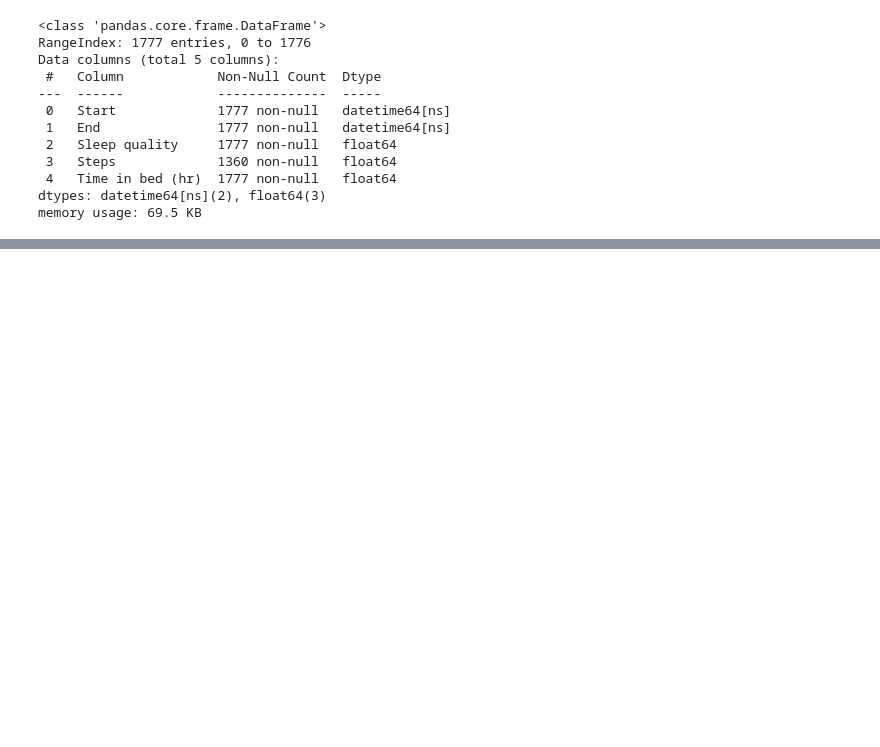
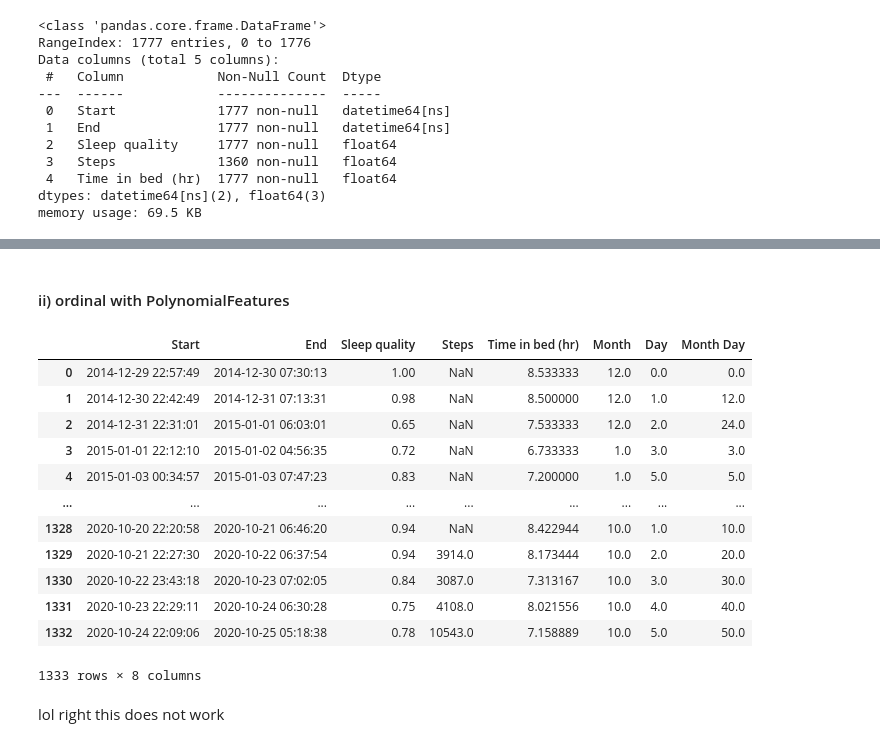
Before and after one commit to ricd99/endToEndML, a Jupyter notebook: notebooks/EDA_clean.ipynb, the cells around one changed output, grey strips where cells are left out. Drawn from its saved outputs; the diff is of its cells as text; code cells hidden in the pictures; blank space fills up the shorter version.

Commit message:
attemt at polynomial features

```diff
--- a/notebooks/EDA_clean.ipynb
+++ b/notebooks/EDA_clean.ipynb
@@ -699,0 +702,36 @@ Test-set R^2: 0.17
+# %% [markdown]
+#### ii) ordinal with PolynomialFeatures
+# %%
+poly = PolynomialFeatures(
+    interaction_only=True, include_bias=False
+)
+poly_cols = ["Month", "Day"]
+train_poly = poly.fit_transform(df_train_time_cat[poly_cols])
+test_poly = poly.transform(df_test_time_cat[poly_cols])
+
+train_poly_df = pd.DataFrame(train_poly,
+                             columns=poly.get_feature_names_out(poly_cols),
+                             index=df_train_time_cat.index)
+test_poly_df = pd.DataFrame(test_poly,
+                             columns=poly.get_feature_names_out(poly_cols),
+                             index=df_test_time_cat.index)
+df_train_poly = df_train_time_cat.drop(columns=poly_cols).join(train_poly_df)
+df_test_poly = df_test_time_cat.drop(columns=poly_cols).join(test_poly_df)
+# %%
+df_train_poly
+# %% [output]
+|  | Start | End | Sleep quality | Steps | Time in bed (hr) | Month | Day | Month Day |
+| 0 | 2014-12-29 22:57:49 | 2014-12-30 07:30:13 | 1.00 | NaN | 8.533333 | 12.0 | 0.0 | 0.0 |
+| 1 | 2014-12-30 22:42:49 | 2014-12-31 07:13:31 | 0.98 | NaN | 8.500000 | 12.0 | 1.0 | 12.0 |
+| 2 | 2014-12-31 22:31:01 | 2015-01-01 06:03:01 | 0.65 | NaN | 7.533333 | 12.0 | 2.0 | 24.0 |
+| 3 | 2015-01-01 22:12:10 | 2015-01-02 04:56:35 | 0.72 | NaN | 6.733333 | 1.0 | 3.0 | 3.0 |
+| 4 | 2015-01-03 00:34:57 | 2015-01-03 07:47:23 | 0.83 | NaN | 7.200000 | 1.0 | 5.0 | 5.0 |
+| ... | ... | ... | ... | ... | ... | ... | ... | ... |
+| 1328 | 2020-10-20 22:20:58 | 2020-10-21 06:46:20 | 0.94 | NaN | 8.422944 | 10.0 | 1.0 | 10.0 |
+| 1329 | 2020-10-21 22:27:30 | 2020-10-22 06:37:54 | 0.94 | 3914.0 | 8.173444 | 10.0 | 2.0 | 20.0 |
+| 1330 | 2020-10-22 23:43:18 | 2020-10-23 07:02:05 | 0.84 | 3087.0 | 7.313167 | 10.0 | 3.0 | 30.0 |
+| 1331 | 2020-10-23 22:29:11 | 2020-10-24 06:30:28 | 0.75 | 4108.0 | 8.021556 | 10.0 | 4.0 | 40.0 |
+| 1332 | 2020-10-24 22:09:06 | 2020-10-25 05:18:38 | 0.78 | 10543.0 | 7.158889 | 10.0 | 5.0 | 50.0 |
+1333 rows × 8 columns
+# %% [markdown]
+lol right this does not work
```
Also changed, not shown: parts of 9 cells of this notebook.
